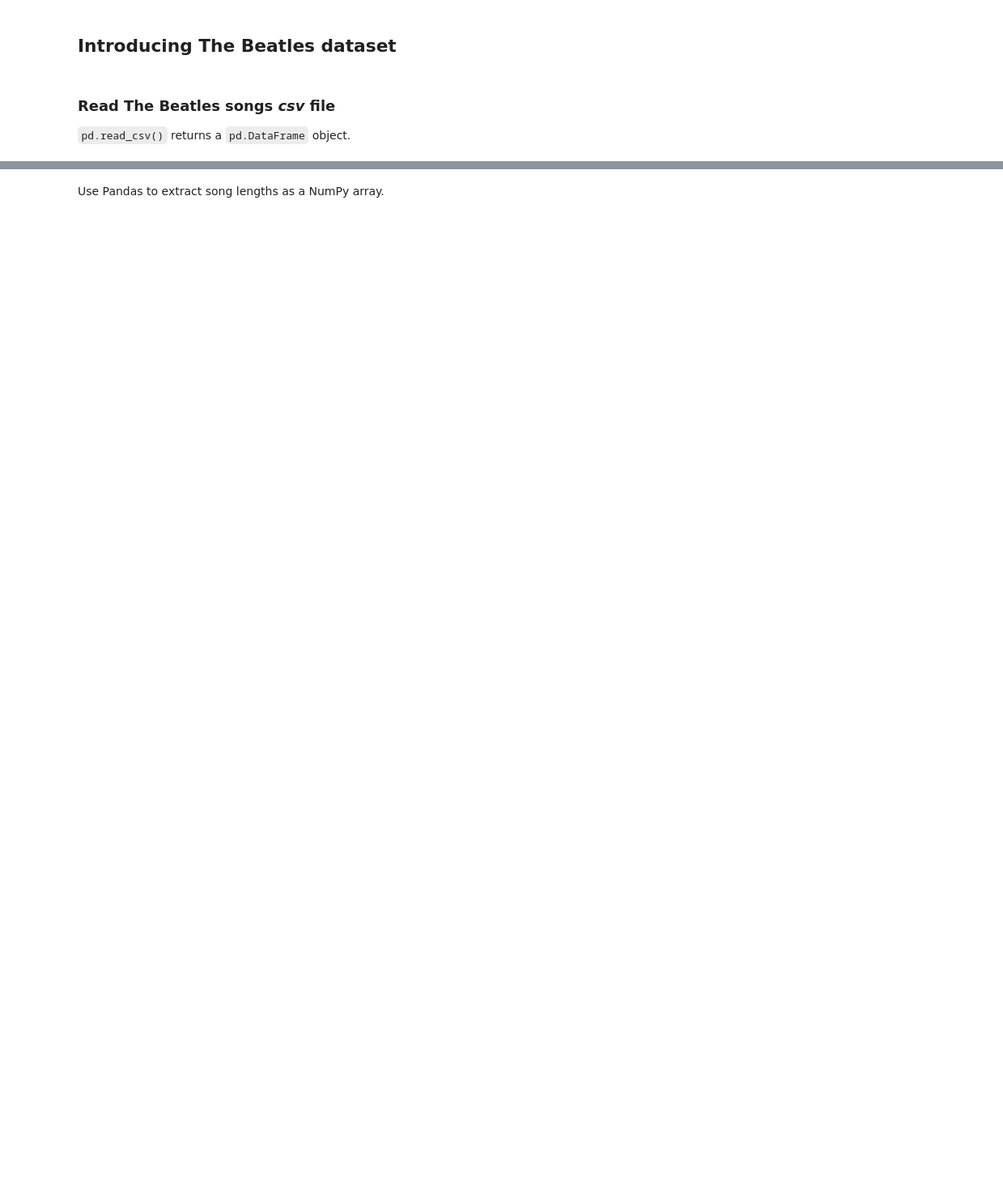
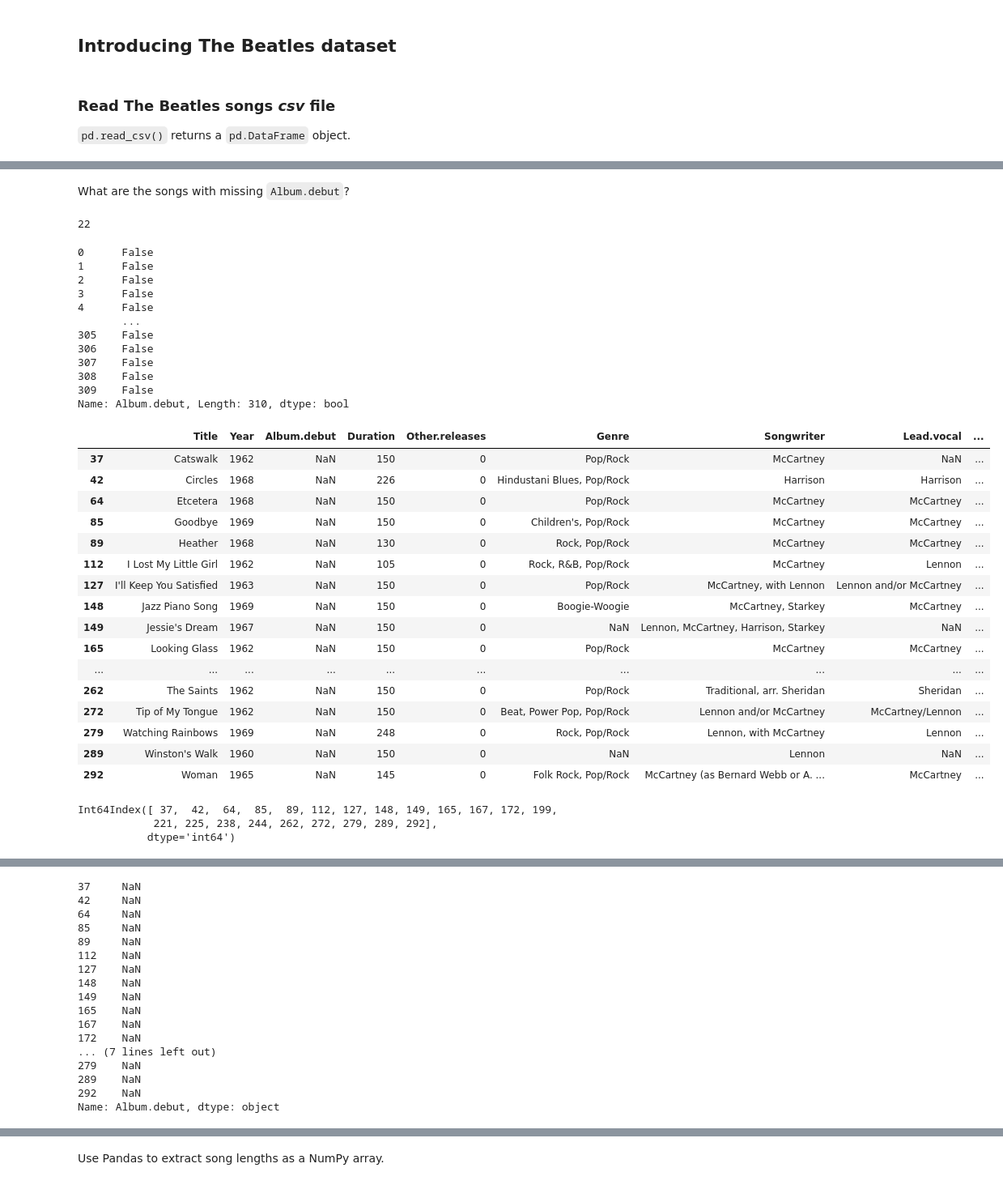
Before and after one commit to devedzic/eda, a Jupyter notebook: eda.ipynb, the cells around one changed output, grey strips where cells are left out. Shown at 81% size. Saved outputs shown, nothing was run; the diff lists cells and outputs as text; code cells hidden in the pictures; blank space fills up the shorter version.

```diff
--- a/eda.ipynb
+++ b/eda.ipynb
@@ -104,0 +280,51 @@ Index(['Title', 'Year', 'Album.debut', 'Duration', 'Other.releases', 'Genre',
+# %% [markdown]
+What are the songs with missing `Album.debut`?
+# %%
+display(len(songs.loc[songs['Album.debut'].isna()]))
+display(songs['Album.debut'].isna())
+print()
+
+display(songs.loc[songs['Album.debut'].isna()])
+display(songs.loc[songs['Album.debut'].isna()].index)
+# display(songs.loc[songs['Album.debut'].isna()].index.tolist())
+i = songs.loc[songs['Album.debut'].isna()].index
+# display(i)
+
+# display(songs.loc[songs['Album.debut'].isna(), 'Title':'Album.debut'])
+display(songs.loc[songs['Album.debut'].isna(), ['Title', 'Album.debut']])
+# display(songs.iloc[0:3, 2])
+display(songs.iloc[i, 2])
+# %% [output]
+22
+0      False
+1      False
+2      False
+3      False
+4      False
+       ...
+305    False
+306    False
+307    False
+308    False
+309    False
+Name: Album.debut, Length: 310, dtype: bool
+|  | Title | Year | Album.debut | Duration | Other.releases | Genre | Songwriter | Lead.vocal | ... |
+| 37 | Catswalk | 1962 | NaN | 150 | 0 | Pop/Rock | McCartney | NaN | ... |
+| 42 | Circles | 1968 | NaN | 226 | 0 | Hindustani Blues, Pop/Rock | Harrison | Harrison | ... |
+| 64 | Etcetera | 1968 | NaN | 150 | 0 | Pop/Rock | McCartney | McCartney | ... |
+| 85 | Goodbye | 1969 | NaN | 150 | 0 | Children's, Pop/Rock | McCartney | McCartney | ... |
+| 89 | Heather | 1968 | NaN | 130 | 0 | Rock, Pop/Rock | McCartney | McCartney | ... |
+| 112 | I Lost My Little Girl | 1962 | NaN | 105 | 0 | Rock, R&B, Pop/Rock | McCartney | Lennon | ... |
+| 127 | I'll Keep You Satisfied | 1963 | NaN | 150 | 0 | Pop/Rock | McCartney, with Lennon | Lennon and/or McCartney | ... |
+| 148 | Jazz Piano Song | 1969 | NaN | 150 | 0 | Boogie-Woogie | McCartney, Starkey | McCartney | ... |
+| 149 | Jessie's Dream | 1967 | NaN | 150 | 0 | NaN | Lennon, McCartney, Harrison, Starkey | NaN | ... |
+| 165 | Looking Glass | 1962 | NaN | 150 | 0 | Pop/Rock | McCartney | McCartney | ... |
+| ... | ... | ... | ... | ... | ... | ... | ... | ... | ... |
+| 262 | The Saints | 1962 | NaN | 150 | 0 | Pop/Rock | Traditional, arr. Sheridan | Sheridan | ... |
+| 272 | Tip of My Tongue | 1962 | NaN | 150 | 0 | Beat, Power Pop, Pop/Rock | Lennon and/or McCartney | McCartney/Lennon | ... |
+| 279 | Watching Rainbows | 1969 | NaN | 248 | 0 | Rock, Pop/Rock | Lennon, with McCartney | Lennon | ... |
+| 289 | Winston's Walk | 1960 | NaN | 150 | 0 | NaN | Lennon | NaN | ... |
+| 292 | Woman | 1965 | NaN | 145 | 0 | Folk Rock, Pop/Rock | McCartney (as Bernard Webb or A. ... | McCartney | ... |
+Int64Index([ 37,  42,  64,  85,  89, 112, 127, 148, 149, 165, 167, 172, 199,
+            221, 225, 238, 244, 262, 272, 279, 289, 292],
+           dtype='int64')
@@ -104,0 +348,17 @@ Index(['Title', 'Year', 'Album.debut', 'Duration', 'Other.releases', 'Genre',
+37     NaN
+42     NaN
+64     NaN
+85     NaN
+89     NaN
+112    NaN
+127    NaN
+148    NaN
+149    NaN
+165    NaN
+167    NaN
+172    NaN
+... (7 lines left out)
+279    NaN
+289    NaN
+292    NaN
+Name: Album.debut, dtype: object
```
Also changed, not shown: parts of 32 cells of this notebook, 1 other file.
